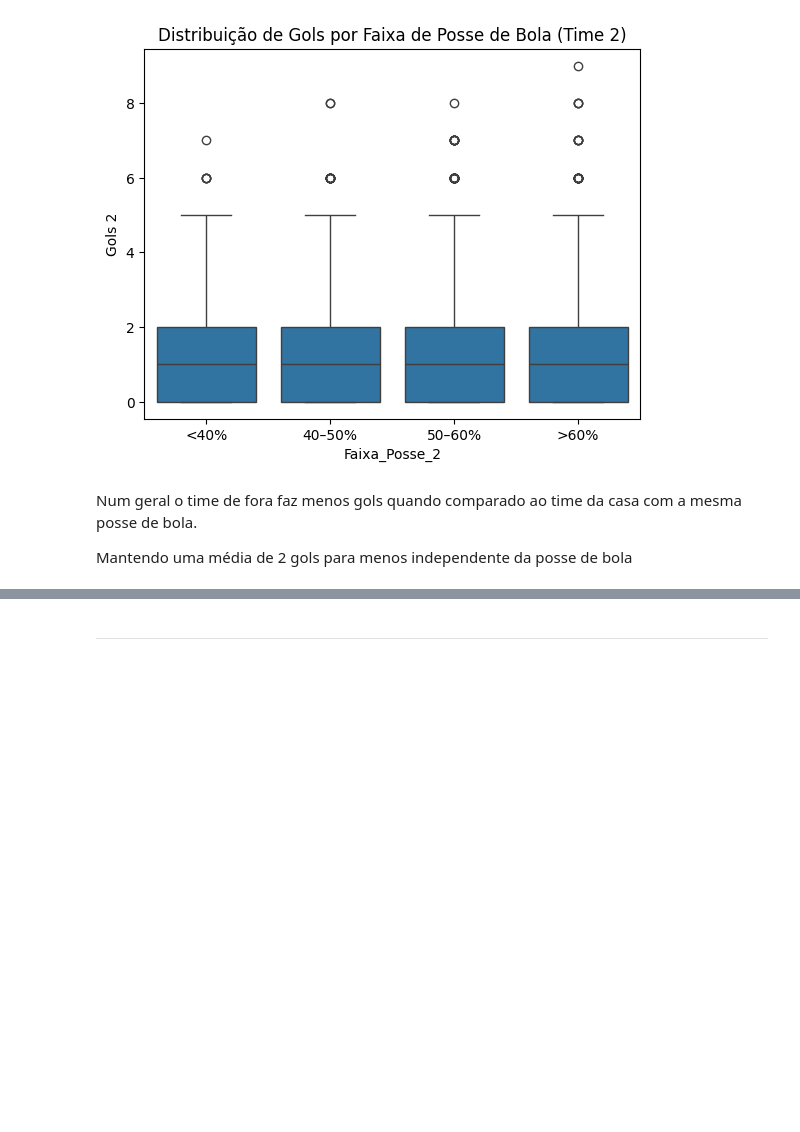
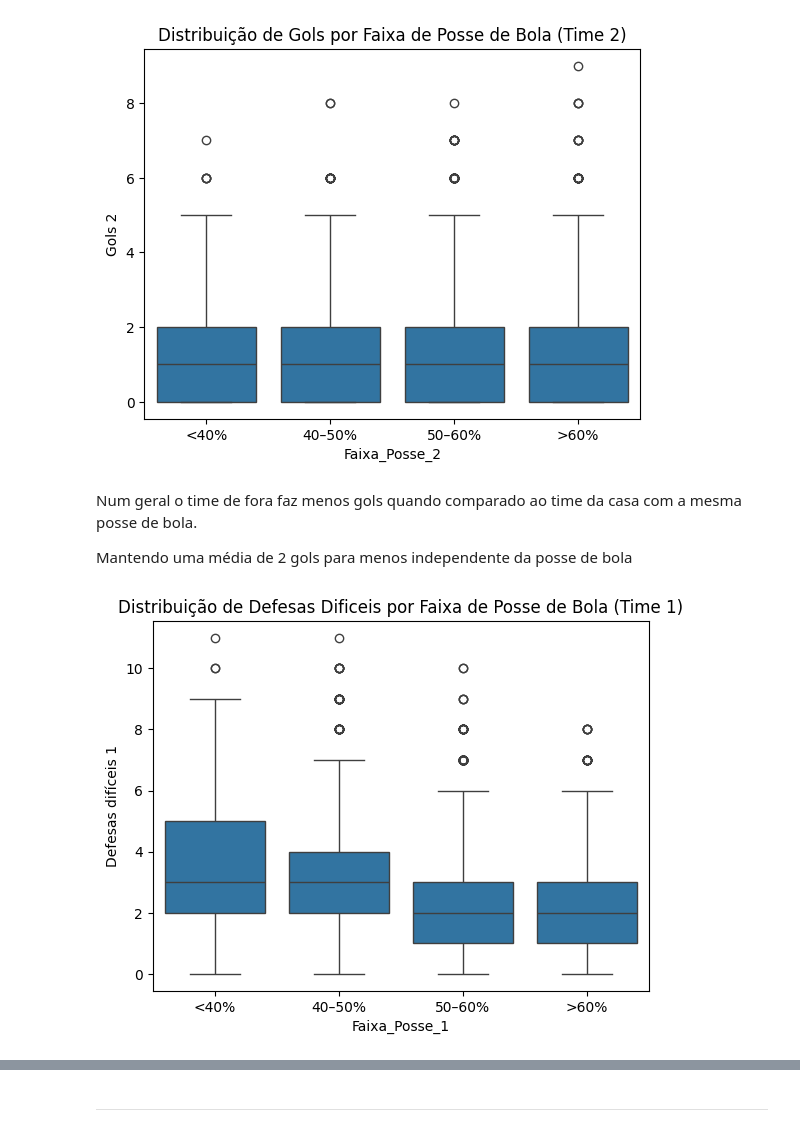
Before and after one commit to carloshnp/PS-2025.1, a Jupyter notebook: PS.ipynb, the cells around one changed output, grey strips where cells are left out. Saved outputs shown, nothing was run; the diff lists cells and outputs as text; code cells hidden in the pictures; blank space fills up the shorter version.

```diff
--- a/PS.ipynb
+++ b/PS.ipynb
@@ -409,3 +409,9 @@ plt.show()
 Num geral o time de fora faz menos gols quando comparado ao time da casa com a mesma posse de bola.
 
 Mantendo uma média de 2 gols para menos independente da posse de bola
+# %%
+sns.boxplot(x='Faixa_Posse_1', y='Defesas difíceis 1', data = df)
+plt.title('Distribuição de Defesas Dificeis por Faixa de Posse de Bola (Time 1)')
+plt.show()
+# %% [output]
+[figure, added]
```
Also changed, not shown: parts of 5 cells of this notebook.
